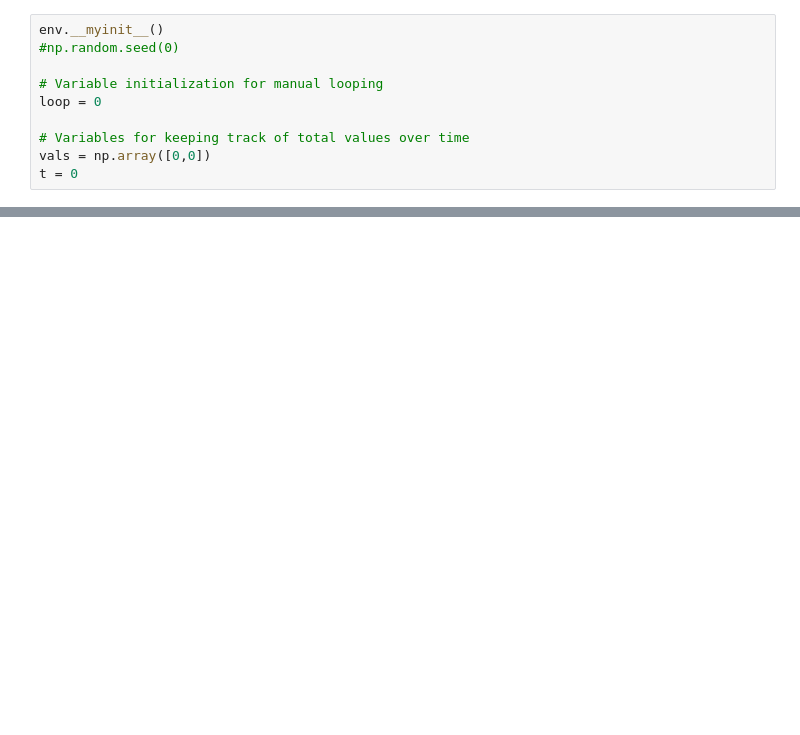
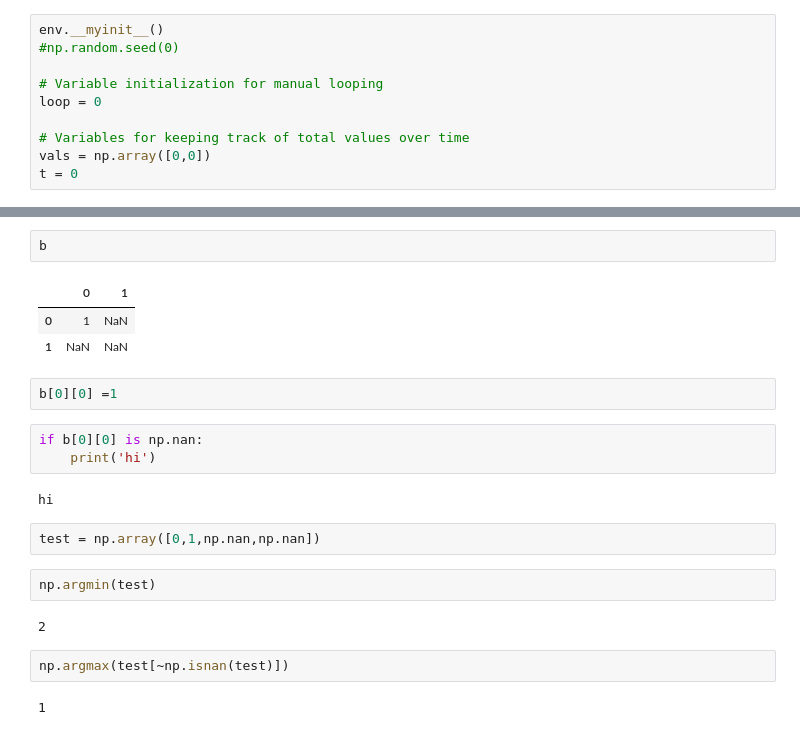
Before and after one commit to PUNCH-Cyber/MAP_bro, a Jupyter notebook: examples.ipynb, the cells around one changed output, grey strips where cells are left out. Saved outputs shown, nothing was run; the diff lists cells and outputs as text; blank space fills up the shorter version.

```diff
--- a/examples.ipynb
+++ b/examples.ipynb
@@ -80,0 +299,23 @@ env.render(out=1)
+# %%
+b
+# %% [output]
+|  | 0 | 1 |
+| 0 | 1 | NaN |
+| 1 | NaN | NaN |
+# %%
+b[0][0] =1
+# %%
+if b[0][0] is np.nan:
+    print('hi')
+# %% [output]
+hi
+# %%
+test = np.array([0,1,np.nan,np.nan])
+# %%
+np.argmin(test)
+# %% [output]
+2
+# %%
+np.argmax(test[~np.isnan(test)])
+# %% [output]
+1
```
Also changed, not shown: parts of 83 cells of this notebook, 4 other files.
